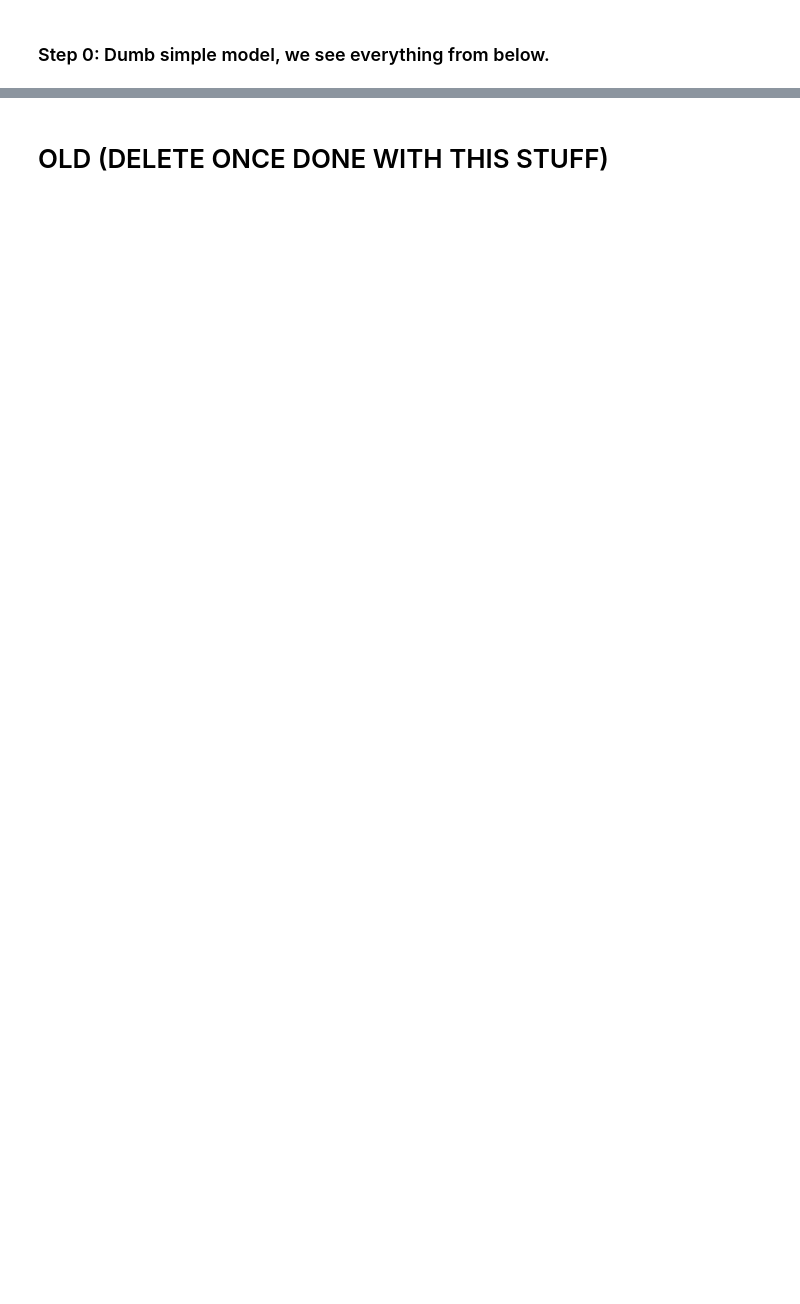
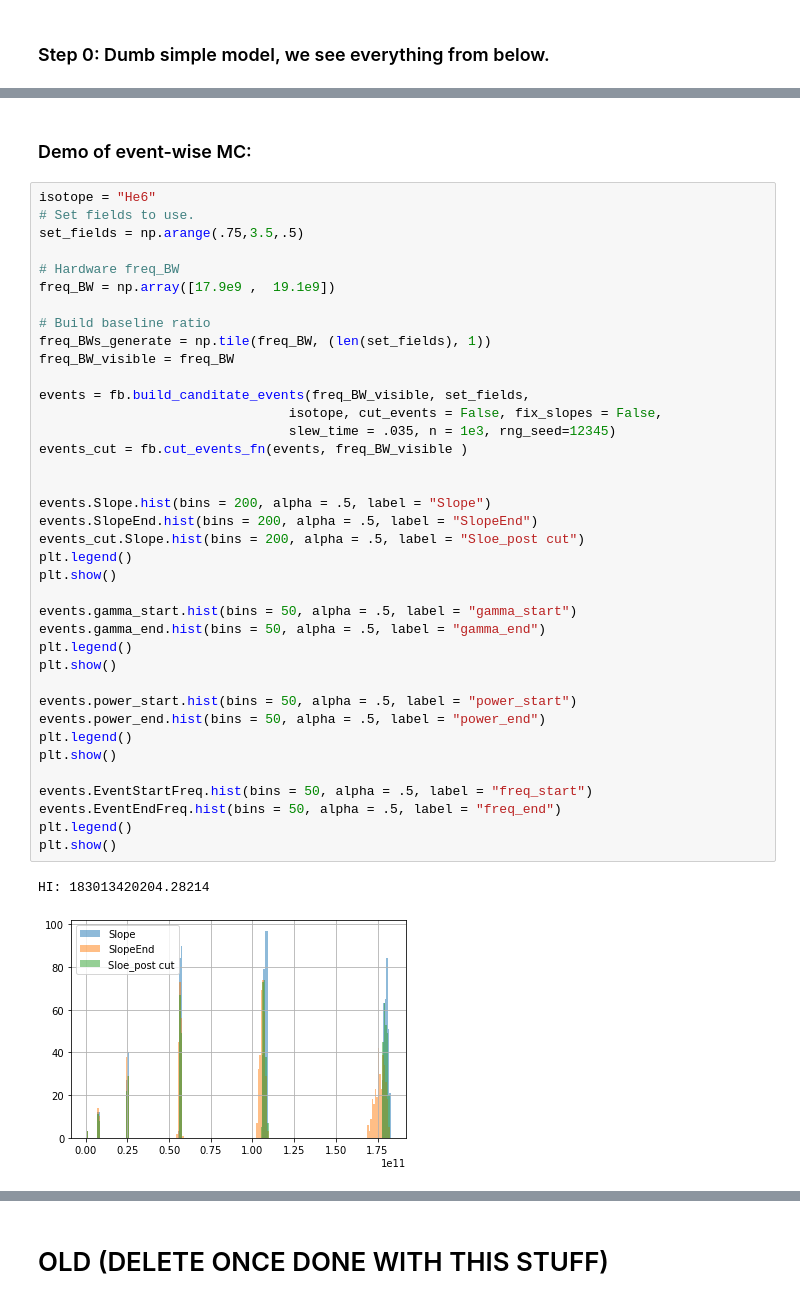
Before and after one commit to drewbyron/rocks-analysis-notebooks, a Jupyter notebook: MC_thesis_studies.ipynb, the cells around one changed output, grey strips where cells are left out. Drawn from its saved outputs; the diff is of its cells as text; blank space fills up the shorter version.

```diff
--- a/MC_thesis_studies.ipynb
+++ b/MC_thesis_studies.ipynb
@@ -1012,0 +1085,43 @@ def build_track_lens(slope = 1e10, n = 1e8, t_start = 0, t_stop = 100e-3, f_star
+# %% [markdown]
+### Demo of event-wise MC:
+# %%
+isotope = "He6"
+# Set fields to use.
+set_fields = np.arange(.75,3.5,.5)
+
+# Hardware freq_BW
+freq_BW = np.array([17.9e9 ,  19.1e9])
+
+# Build baseline ratio
+freq_BWs_generate = np.tile(freq_BW, (len(set_fields), 1))
+freq_BW_visible = freq_BW
+
+events = fb.build_canditate_events(freq_BW_visible, set_fields,
+                                isotope, cut_events = False, fix_slopes = False,
+                                slew_time = .035, n = 1e3, rng_seed=12345)
+events_cut = fb.cut_events_fn(events, freq_BW_visible )
+
+
+events.Slope.hist(bins = 200, alpha = .5, label = "Slope")
+events.SlopeEnd.hist(bins = 200, alpha = .5, label = "SlopeEnd")
+events_cut.Slope.hist(bins = 200, alpha = .5, label = "Sloe_post cut")
+plt.legend()
+plt.show()
+
+events.gamma_start.hist(bins = 50, alpha = .5, label = "gamma_start")
+events.gamma_end.hist(bins = 50, alpha = .5, label = "gamma_end")
+plt.legend()
+plt.show()
+
+events.power_start.hist(bins = 50, alpha = .5, label = "power_start")
+events.power_end.hist(bins = 50, alpha = .5, label = "power_end")
+plt.legend()
+plt.show()
+
+events.EventStartFreq.hist(bins = 50, alpha = .5, label = "freq_start")
+events.EventEndFreq.hist(bins = 50, alpha = .5, label = "freq_end")
+plt.legend()
+plt.show()
+# %% [output]
+HI: 183013420204.28214
+[figure, added]
```
Also changed, not shown: parts of 34 cells of this notebook, 2 other files.
